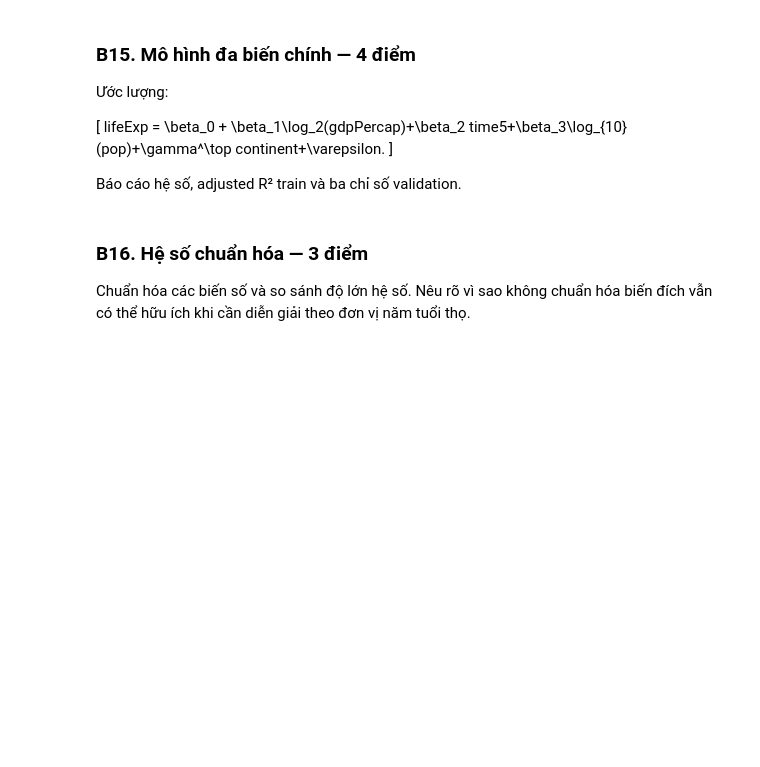
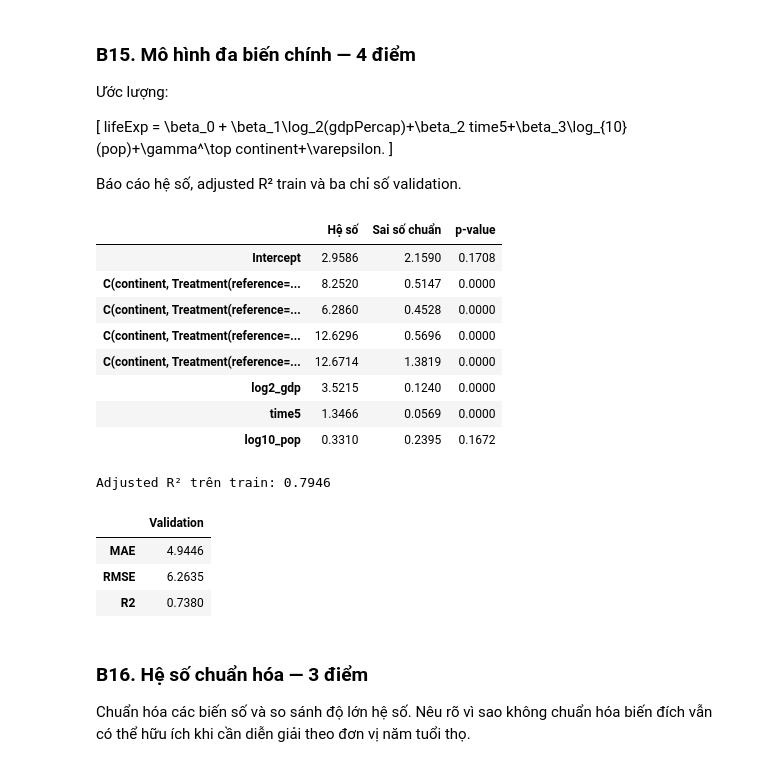
Before and after one commit to CaoRIV/machine-learning-practicals, a Jupyter notebook: 01_Bai_tap_Gapminder.ipynb, the cells around one changed output. Cells and saved outputs as stored; diff of their text form; code cells hidden in the pictures; blank space fills up the shorter version.

Commit message:
feat: complete Gapminder multivariable regression module B13-B19

```diff
--- a/01_Bai_tap_Gapminder.ipynb
+++ b/01_Bai_tap_Gapminder.ipynb
@@ -563,3 +640,34 @@ Báo cáo hệ số, adjusted R² train và ba chỉ số validation.
+# %%
+formula_b15 = f"lifeExp ~ log2_gdp + time5 + log10_pop + {continent_term}"
+
+model_b15 = smf.ols(formula_b15, data=train_e).fit()
+validation_pred_b15 = model_b15.predict(validation_e)
+b15_metrics = regression_metrics(validation_e["lifeExp"], validation_pred_b15)
+
+b15_coefficients = pd.DataFrame({
+    "Hệ số": model_b15.params,
+    "Sai số chuẩn": model_b15.bse,
+    "p-value": model_b15.pvalues
+})
+display(b15_coefficients)
+
+print(f"Adjusted R² trên train: {model_b15.rsquared_adj:.4f}")
+display(b15_metrics.to_frame("Validation"))
+# %% [output]
+|  | Hệ số | Sai số chuẩn | p-value |
+| Intercept | 2.9586 | 2.1590 | 0.1708 |
+| C(continent, Treatment(reference=... | 8.2520 | 0.5147 | 0.0000 |
+| C(continent, Treatment(reference=... | 6.2860 | 0.4528 | 0.0000 |
+| C(continent, Treatment(reference=... | 12.6296 | 0.5696 | 0.0000 |
+| C(continent, Treatment(reference=... | 12.6714 | 1.3819 | 0.0000 |
+| log2_gdp | 3.5215 | 0.1240 | 0.0000 |
+| time5 | 1.3466 | 0.0569 | 0.0000 |
+| log10_pop | 0.3310 | 0.2395 | 0.1672 |
+Adjusted R² trên train: 0.7946
+|  | Validation |
+| MAE | 4.9446 |
+| RMSE | 6.2635 |
+| R2 | 0.7380 |
 # %% [markdown]
 ### B16. Hệ số chuẩn hóa — 3 điểm
 
```
Also changed, not shown: parts of 13 cells of this notebook.
